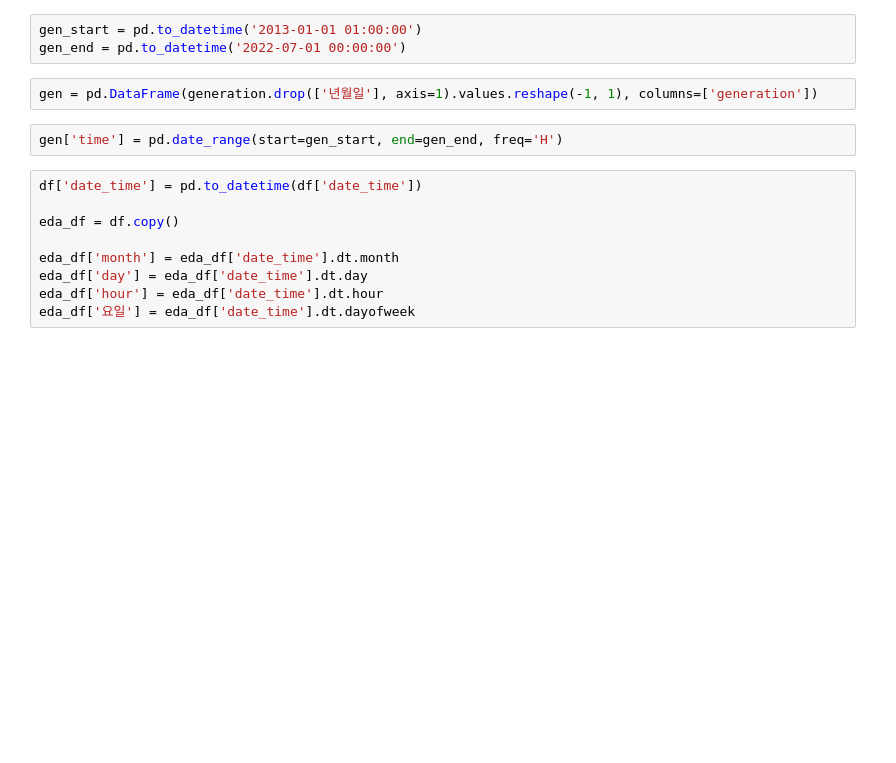
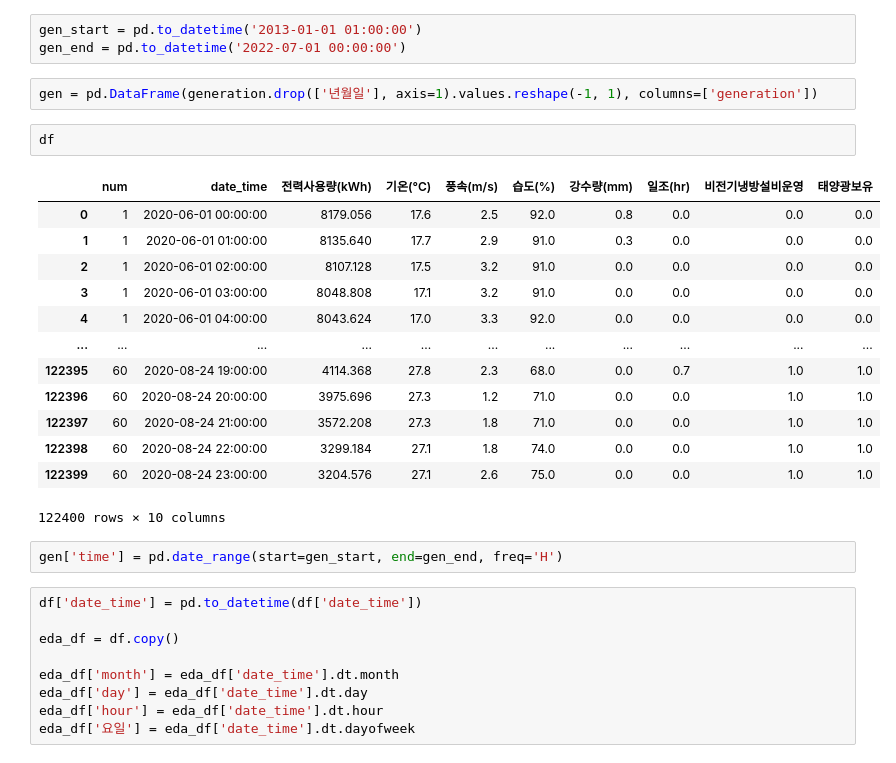
Before and after one commit to Jjineeq/Capstone_Design, a Jupyter notebook: 논문/250711_modeling.ipynb, the cells around one changed output. Drawn from its saved outputs; the diff is of its cells as text; blank space fills up the shorter version.

```diff
--- a/논문/250711_modeling.ipynb
+++ b/논문/250711_modeling.ipynb
@@ -25,6 +61,22 @@ gen_start = pd.to_datetime('2013-01-01 01:00:00')
 gen_end = pd.to_datetime('2022-07-01 00:00:00')
 # %%
 gen = pd.DataFrame(generation.drop(['년월일'], axis=1).values.reshape(-1, 1), columns=['generation'])
+# %%
+df
+# %% [output]
+|  | num | date_time | 전력사용량(kWh) | 기온(°C) | 풍속(m/s) | 습도(%) | 강수량(mm) | 일조(hr) | 비전기냉방설비운영 | 태양광보유 |
+| 0 | 1 | 2020-06-01 00:00:00 | 8179.056 | 17.6 | 2.5 | 92.0 | 0.8 | 0.0 | 0.0 | 0.0 |
+| 1 | 1 | 2020-06-01 01:00:00 | 8135.640 | 17.7 | 2.9 | 91.0 | 0.3 | 0.0 | 0.0 | 0.0 |
+| 2 | 1 | 2020-06-01 02:00:00 | 8107.128 | 17.5 | 3.2 | 91.0 | 0.0 | 0.0 | 0.0 | 0.0 |
+| 3 | 1 | 2020-06-01 03:00:00 | 8048.808 | 17.1 | 3.2 | 91.0 | 0.0 | 0.0 | 0.0 | 0.0 |
+| 4 | 1 | 2020-06-01 04:00:00 | 8043.624 | 17.0 | 3.3 | 92.0 | 0.0 | 0.0 | 0.0 | 0.0 |
+| ... | ... | ... | ... | ... | ... | ... | ... | ... | ... | ... |
+| 122395 | 60 | 2020-08-24 19:00:00 | 4114.368 | 27.8 | 2.3 | 68.0 | 0.0 | 0.7 | 1.0 | 1.0 |
+| 122396 | 60 | 2020-08-24 20:00:00 | 3975.696 | 27.3 | 1.2 | 71.0 | 0.0 | 0.0 | 1.0 | 1.0 |
+| 122397 | 60 | 2020-08-24 21:00:00 | 3572.208 | 27.3 | 1.8 | 71.0 | 0.0 | 0.0 | 1.0 | 1.0 |
+| 122398 | 60 | 2020-08-24 22:00:00 | 3299.184 | 27.1 | 1.8 | 74.0 | 0.0 | 0.0 | 1.0 | 1.0 |
+| 122399 | 60 | 2020-08-24 23:00:00 | 3204.576 | 27.1 | 2.6 | 75.0 | 0.0 | 0.0 | 1.0 | 1.0 |
+122400 rows × 10 columns
 # %%
 gen['time'] = pd.date_range(start=gen_start, end=gen_end, freq='H')
 # %%
```
Also changed, not shown: parts of 19 cells of this notebook, 1 other file.
